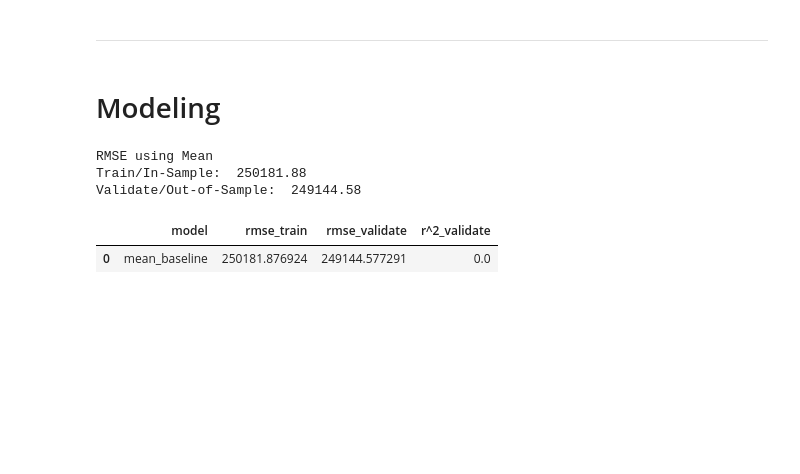
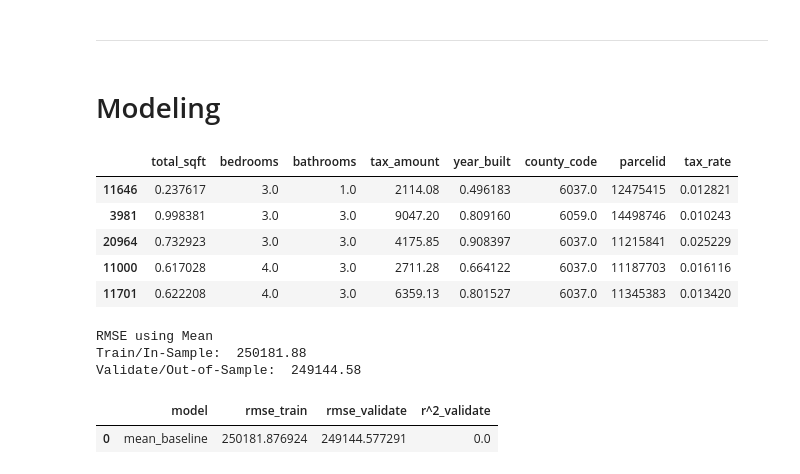
Before and after one commit to natasharivers/Zillow_Regression_Project, a Jupyter notebook: Initial Notebook.ipynb, the cells around one changed output. Drawn from its saved outputs; the diff is of its cells as text; code cells hidden in the pictures; blank space fills up the shorter version.

```diff
--- a/Initial Notebook.ipynb
+++ b/Initial Notebook.ipynb
@@ -432,7 +432,7 @@ Index(['total_sqft', 'bedrooms', 'bathrooms', 'value_assessed', 'tax_amount',
 numeric_cols= ['total_sqft', 'year_built']
 # %%
 #minmaxscaler
-X_train_scaled, X_validate_scaled, X_test_scaled = wrangle.min_max_scale(X_train, X_validate, X_test, numeric_cols)
+X_train_scaled, X_validate_scaled, X_test_scaled = prepare.min_max_scaler(X_train, X_validate, X_test, numeric_cols)
 # %%
 X_train.isnull().sum()
 # %% [output]
@@ -690,3 +696,12 @@ Because p 0.000000 < α  0.050000, we can reject our null hypothesis
 # %%
 # first number in fips is state
 # second 2 numbers in fips is county
+# %%
+X_train_scaled.head()
+# %% [output]
+|  | total_sqft | bedrooms | bathrooms | tax_amount | year_built | county_code | parcelid | tax_rate |
+| 11646 | 0.237617 | 3.0 | 1.0 | 2114.08 | 0.496183 | 6037.0 | 12475415 | 0.012821 |
+| 3981 | 0.998381 | 3.0 | 3.0 | 9047.20 | 0.809160 | 6059.0 | 14498746 | 0.010243 |
+| 20964 | 0.732923 | 3.0 | 3.0 | 4175.85 | 0.908397 | 6037.0 | 11215841 | 0.025229 |
+| 11000 | 0.617028 | 4.0 | 3.0 | 2711.28 | 0.664122 | 6037.0 | 11187703 | 0.016116 |
+| 11701 | 0.622208 | 4.0 | 3.0 | 6359.13 | 0.801527 | 6037.0 | 11345383 | 0.013420 |
```
Also changed, not shown: parts of 18 cells of this notebook.
